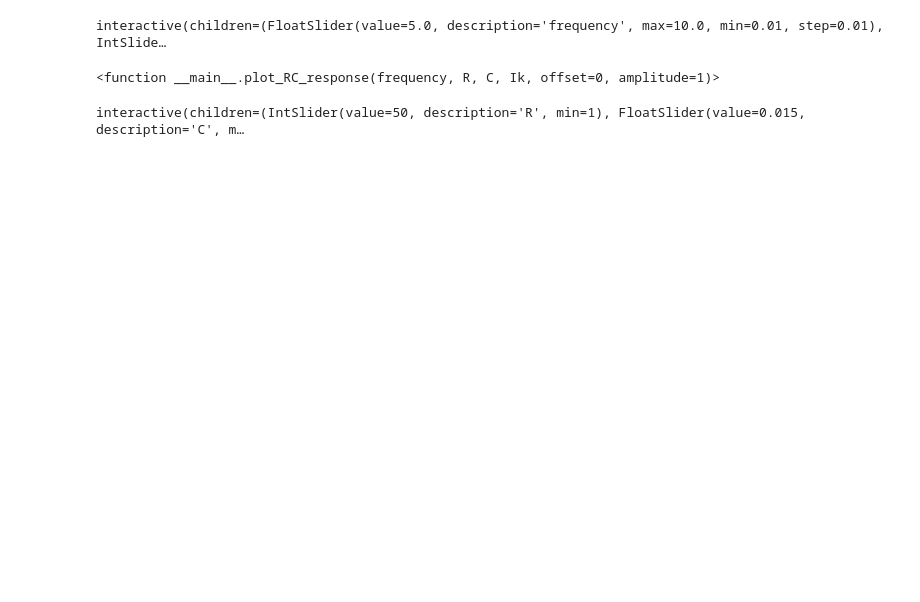
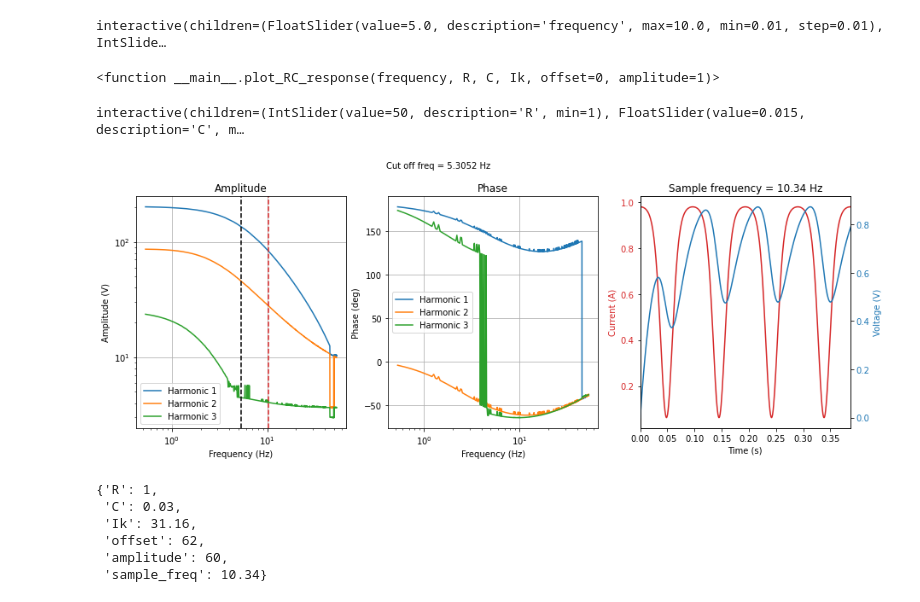
Before and after one commit to orlandomarcelo/DREAM_repo, a Jupyter notebook: Simulation/RC_toy_model.ipynb, the cells around one changed output. Saved outputs shown, nothing was run; the diff lists cells and outputs as text; code cells hidden in the pictures; blank space fills up the shorter version.

```diff
--- a/Simulation/RC_toy_model.ipynb
+++ b/Simulation/RC_toy_model.ipynb
@@ -27,7 +27,7 @@ def RC_response(frequency, R, C, Ik, offset=0, amplitude=1):
     v_c = np.zeros_like(t)
     v_c[0] = v_c0
     w = 2 * np.pi * frequency # Angular frequency in rad/s
-    light = offset + amplitude*np.sin(w*t)
+    light = offset + amplitude*np.cos(w*t)
     i_in = 1 * (1 - np.exp(-(light/Ik)))
     for i in range(1, len(t)):
         v_c[i] = v_c[i-1] + (i_in[i] / C - v_c[i-1] / (R * C)) * dt
@@ -102,6 +102,8 @@ def plot_bode_RC(R,C, Ik, offset, amplitude,sample_freq):
     ax[2].tick_params(axis='y', labelcolor=color)
     #ax1.set_xlim([0,min(max(t),10)])
 
+    ax[2].set_xlim([0,1/sample_freq*4])
+
     ax11 = ax[2].twinx()  # create a secondary y-axis that shares the same x-axis with ax1
 
     color = 'tab:blue'
@@ -109,6 +111,8 @@ def plot_bode_RC(R,C, Ik, offset, amplitude,sample_freq):
     ax11.plot(sample_t, sample_v_c, color=color)
     ax11.tick_params(axis='y', labelcolor=color)
     ax11.set_title(f'Sample frequency = {sample_freq:.2f} Hz')
+    #ax11.set_ylim([0.4,1])
+
 
 
     ax[0].set_xlabel('Frequency (Hz)')
@@ -129,6 +133,8 @@ def plot_bode_RC(R,C, Ik, offset, amplitude,sample_freq):
     ax[0].axvline(x=Cut_off, color='k', linestyle='--')
     ax[0].axvline(x=sample_freq, color='tab:red', linestyle='--')
 
+    #return fig
+
 
 my_simulation = ipywidgets.interact(plot_bode_RC,  R = (1,100,1), C = (0.0003,0.03,0.0003),  Ik = (1,100,0.01), offset = (0,200,1), amplitude = (0,200,1), sample_freq = (0.01,50,0.01))
 # %% [output]
@@ -137 +144,6 @@ interactive(children=(IntSlider(value=50, description='R', min=1), FloatSlider(v
 inputs = my_simulation.widget.kwargs
+# %%
+# Run the simulation with the packed inputs
+plot_bode_RC(**inputs)
+# %% [output]
+[figure, added]
@@ -137,0 +152,9 @@ inputs = my_simulation.widget.kwargs
+# %%
+nice_curve
+# %% [output]
+{'R': 1,
+ 'C': 0.03,
+ 'Ik': 31.16,
+ 'offset': 62,
+ 'amplitude': 60,
+ 'sample_freq': 10.34}
```
Also changed, not shown: parts of 2 cells of this notebook, 1 other file.
